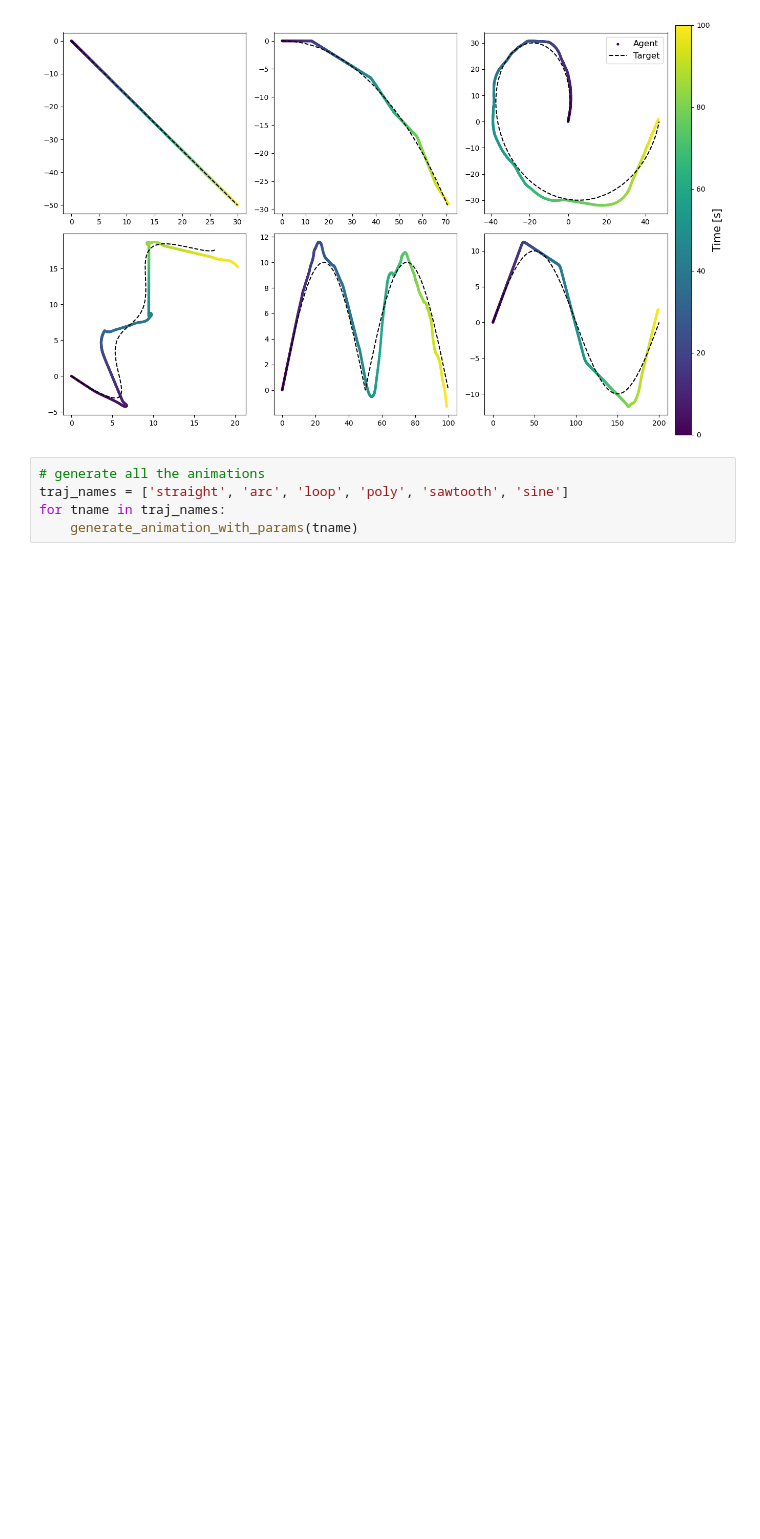
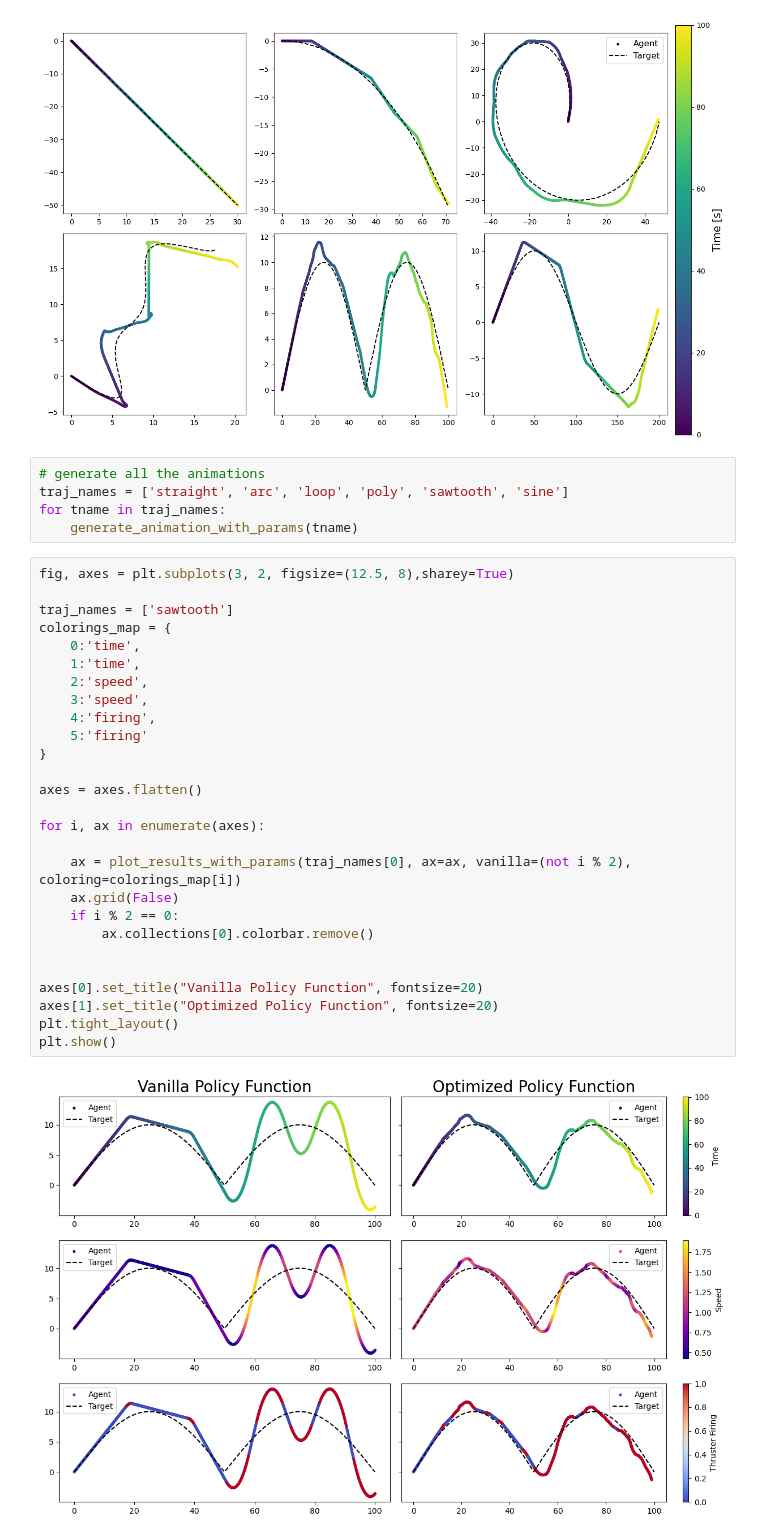
Before and after one commit to Adam-Boesky/RL_CMAES, a Jupyter notebook: Analysis/analysis.ipynb, the cells around one changed output. Saved outputs shown, nothing was run; the diff lists cells and outputs as text; blank space fills up the shorter version.

Commit message:
more plot work

```diff
--- a/Analysis/analysis.ipynb
+++ b/Analysis/analysis.ipynb
@@ -105,3 +105,32 @@ plt.show()
 traj_names = ['straight', 'arc', 'loop', 'poly', 'sawtooth', 'sine']
 for tname in traj_names:
     generate_animation_with_params(tname)
+# %%
+fig, axes = plt.subplots(3, 2, figsize=(12.5, 8),sharey=True)
+
+traj_names = ['sawtooth']
+colorings_map = {
+    0:'time',
+    1:'time',
+    2:'speed',
+    3:'speed',
+    4:'firing',
+    5:'firing'
+}
+
+axes = axes.flatten()
+
+for i, ax in enumerate(axes):
+
+    ax = plot_results_with_params(traj_names[0], ax=ax, vanilla=(not i % 2), coloring=colorings_map[i])
+    ax.grid(False)
+    if i % 2 == 0:
+        ax.collections[0].colorbar.remove()
+
+
+axes[0].set_title("Vanilla Policy Function", fontsize=20)
+axes[1].set_title("Optimized Policy Function", fontsize=20)
+plt.tight_layout()
+plt.show()
+# %% [output]
+[figure, added]
```
Also changed, not shown: parts of 2 cells of this notebook, 3 other files.
